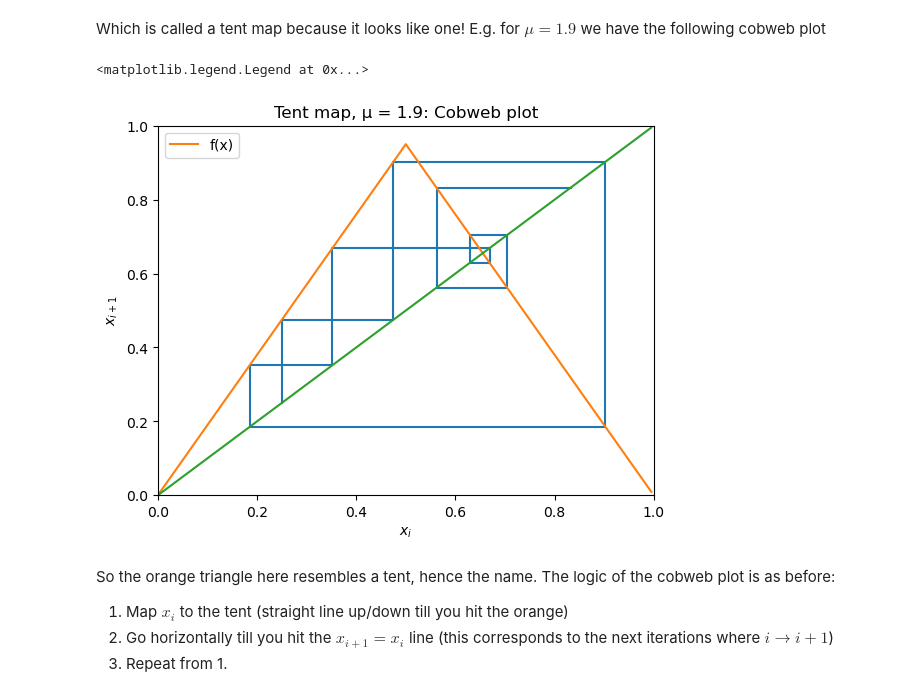
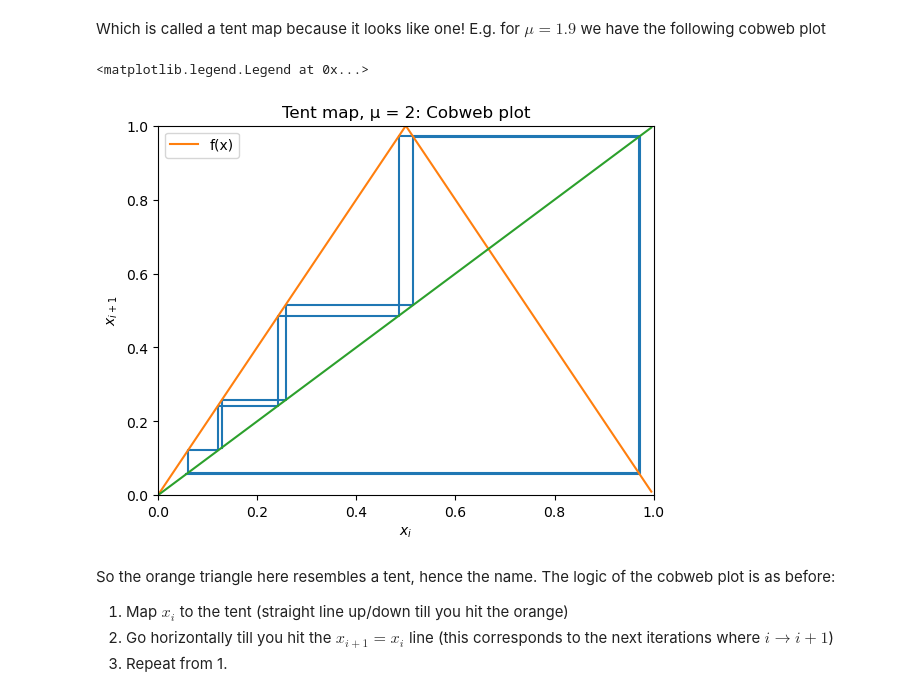
Before and after one commit to milankl/OxfordPhysicsS32, a Jupyter notebook: S32_lecture7.ipynb, the cells around one changed output. Drawn from its saved outputs; the diff is of its cells as text; code cells hidden in the pictures.

```diff
--- a/S32_lecture7.ipynb
+++ b/S32_lecture7.ipynb
@@ -162,24 +255,24 @@ def tent_map_timeseries(x0, μ, N):
 
     return x
 # %%
-μ = 1.9
-x = tent_map_timeseries(x0=0.25, μ=μ, N=10)
+μ = 2
+x = tent_map_timeseries(x0=np.random.rand(), μ=μ, N=10)
 xx = np.repeat(x, 2)      # repeat x values to reuse i+1 for i in the next year
 plt.plot(xx[:-1], xx[1:]) # plot in a staggered way to create cobweb "walking"
 
 # add a line and quadratic curve following r
 xs = np.arange(0, 1, 0.005)
 plt.plot(xs, tent_map(xs, μ=μ), label='f(x)')
 plt.plot(xs, xs)
 plt.xlim(0, 1)
 plt.ylim(0, 1)
 plt.xlabel(r'$x_i$')
 plt.ylabel(r'$x_{i+1}$')
 plt.title('Tent map, μ = {}: Cobweb plot'.format(μ))
 plt.legend()
 # %% [output]
 <matplotlib.legend.Legend at 0x...>
-[figure, old version]
+[figure, new version]
 # %% [markdown]
 So the orange triangle here resembles a tent, hence the name. The logic of the cobweb plot is as before:
 
```
Also changed, not shown: parts of 2 cells of this notebook.
